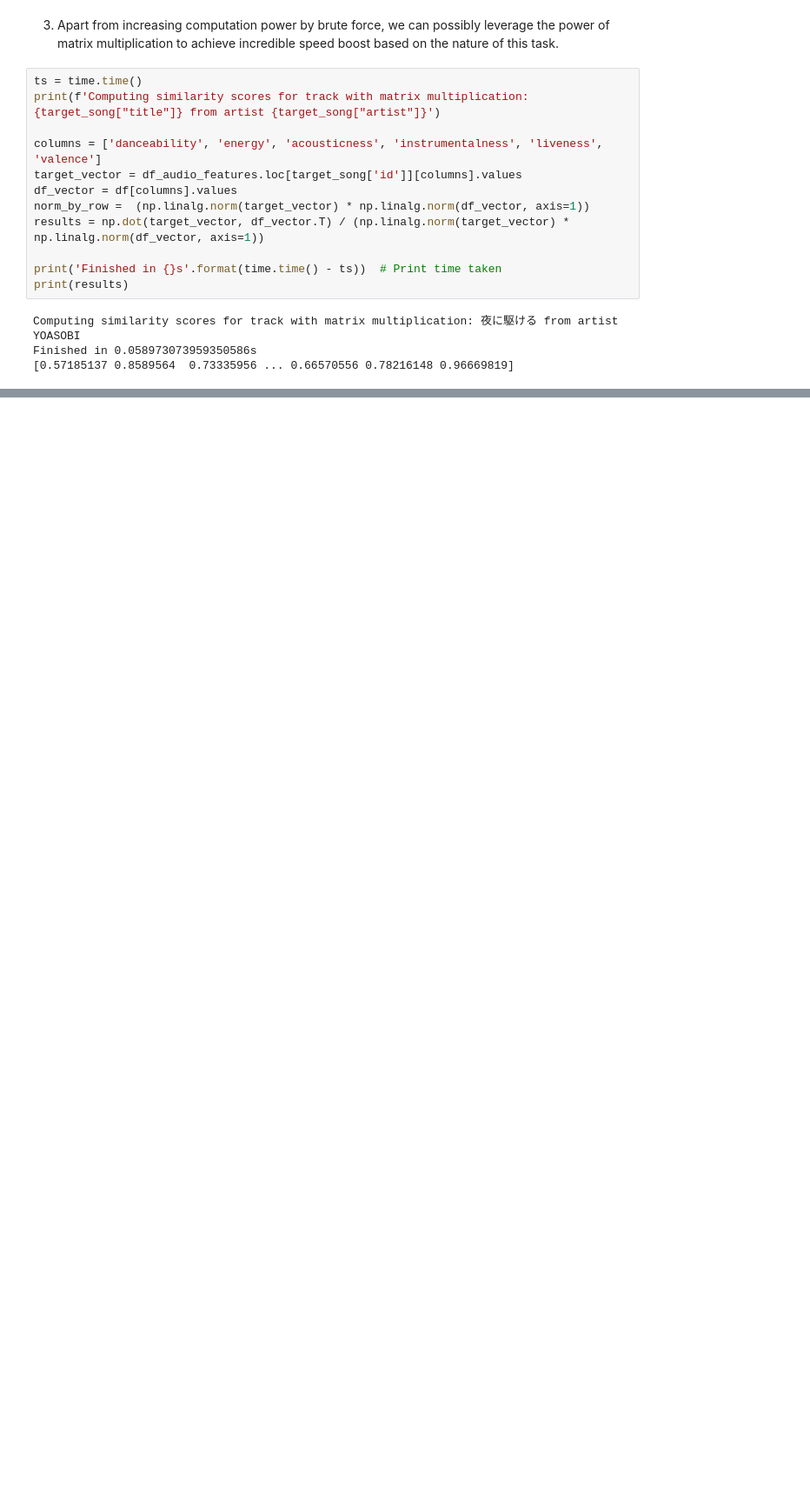
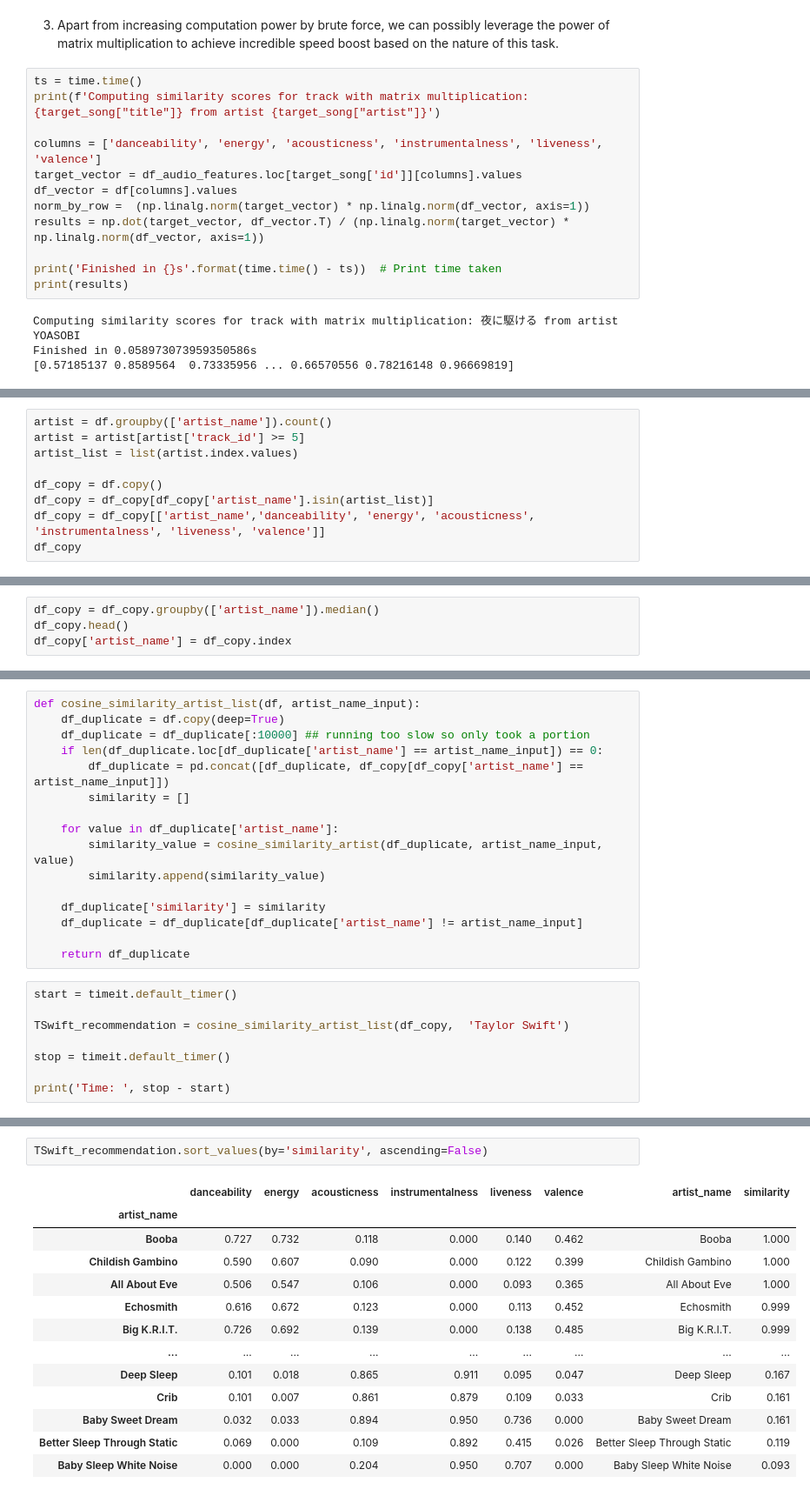
Before and after one commit to kmk9461/advanced_python, a Jupyter notebook: spotify_1mil_tracks.ipynb, the cells around one changed output, grey strips where cells are left out. Shown: that part at 87% size. Drawn from its saved outputs; the diff is of its cells as text; blank space fills up the shorter version.

```diff
--- a/spotify_1mil_tracks.ipynb
+++ b/spotify_1mil_tracks.ipynb
@@ -556,0 +604,9 @@ Finished in 0.058973073959350586s
+# %%
+artist = df.groupby(['artist_name']).count()
+artist = artist[artist['track_id'] >= 5]
+artist_list = list(artist.index.values)
+
+df_copy = df.copy()
+df_copy = df_copy[df_copy['artist_name'].isin(artist_list)]
+df_copy = df_copy[['artist_name','danceability', 'energy', 'acousticness', 'instrumentalness', 'liveness', 'valence']]
+df_copy
@@ -556,0 +627,4 @@ Finished in 0.058973073959350586s
+# %%
+df_copy = df_copy.groupby(['artist_name']).median()
+df_copy.head()
+df_copy['artist_name'] = df_copy.index
@@ -556,0 +657,24 @@ Finished in 0.058973073959350586s
+# %%
+def cosine_similarity_artist_list(df, artist_name_input):
+    df_duplicate = df.copy(deep=True)
+    df_duplicate = df_duplicate[:10000] ## running too slow so only took a portion
+    if len(df_duplicate.loc[df_duplicate['artist_name'] == artist_name_input]) == 0:
+        df_duplicate = pd.concat([df_duplicate, df_copy[df_copy['artist_name'] == artist_name_input]])
+        similarity = []
+
+    for value in df_duplicate['artist_name']:
+        similarity_value = cosine_similarity_artist(df_duplicate, artist_name_input, value)
+        similarity.append(similarity_value)
+
+    df_duplicate['similarity'] = similarity
+    df_duplicate = df_duplicate[df_duplicate['artist_name'] != artist_name_input]
+
+    return df_duplicate
+# %%
+start = timeit.default_timer()
+
+TSwift_recommendation = cosine_similarity_artist_list(df_copy,  'Taylor Swift')
+
+stop = timeit.default_timer()
+
+print('Time: ', stop - start)
@@ -556,0 +683,16 @@ Finished in 0.058973073959350586s
+# %%
+TSwift_recommendation.sort_values(by='similarity', ascending=False)
+# %% [output]
+|  | danceability | energy | acousticness | instrumentalness | liveness | valence | artist_name | similarity |
+| artist_name |  |  |  |  |  |  |  |  |
+| Booba | 0.727 | 0.732 | 0.118 | 0.000 | 0.140 | 0.462 | Booba | 1.000 |
+| Childish Gambino | 0.590 | 0.607 | 0.090 | 0.000 | 0.122 | 0.399 | Childish Gambino | 1.000 |
+| All About Eve | 0.506 | 0.547 | 0.106 | 0.000 | 0.093 | 0.365 | All About Eve | 1.000 |
+| Echosmith | 0.616 | 0.672 | 0.123 | 0.000 | 0.113 | 0.452 | Echosmith | 0.999 |
+| Big K.R.I.T. | 0.726 | 0.692 | 0.139 | 0.000 | 0.138 | 0.485 | Big K.R.I.T. | 0.999 |
+| ... | ... | ... | ... | ... | ... | ... | ... | ... |
+| Deep Sleep | 0.101 | 0.018 | 0.865 | 0.911 | 0.095 | 0.047 | Deep Sleep | 0.167 |
+| Crib | 0.101 | 0.007 | 0.861 | 0.879 | 0.109 | 0.033 | Crib | 0.161 |
+| Baby Sweet Dream | 0.032 | 0.033 | 0.894 | 0.950 | 0.736 | 0.000 | Baby Sweet Dream | 0.161 |
+| Better Sleep Through Static | 0.069 | 0.000 | 0.109 | 0.892 | 0.415 | 0.026 | Better Sleep Through Static | 0.119 |
+| Baby Sleep White Noise | 0.000 | 0.000 | 0.204 | 0.950 | 0.707 | 0.000 | Baby Sleep White Noise | 0.093 |
```
Also changed, not shown: parts of 17 cells of this notebook, 1 other file.
